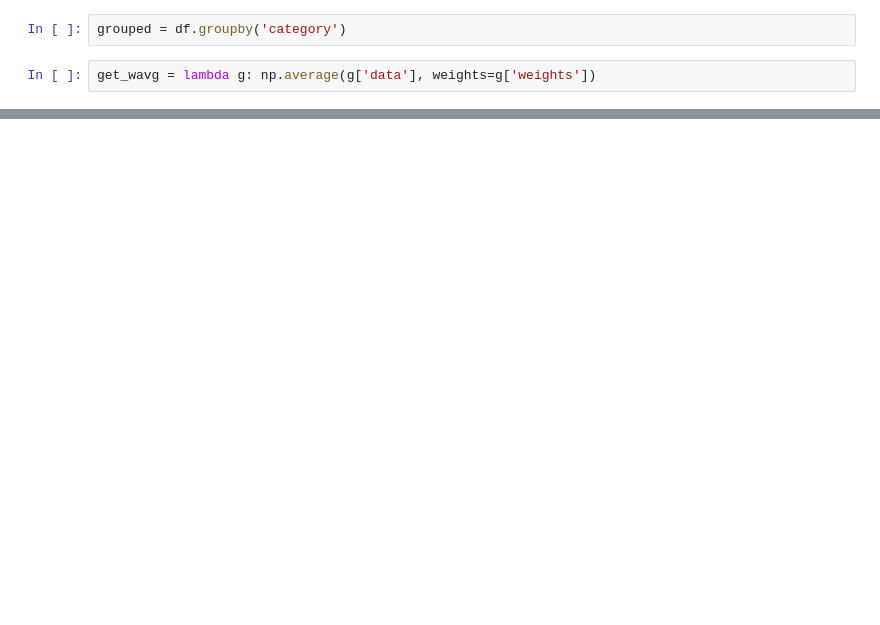
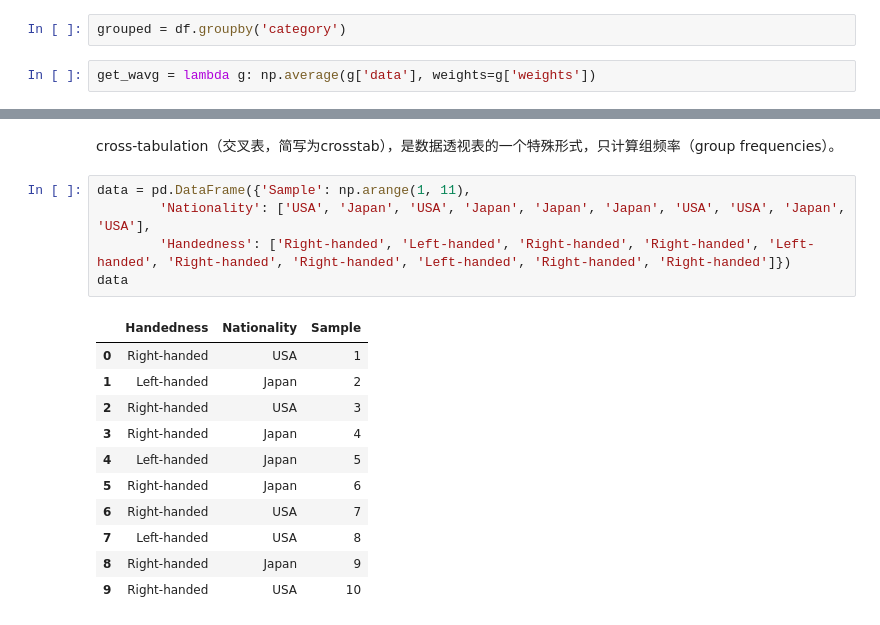
Before and after one commit to zzhhoubin/pydata, a Jupyter notebook: pandas.ipynb, the cells around one changed output, grey strips where cells are left out. Saved outputs shown, nothing was run; the diff lists cells and outputs as text; blank space fills up the shorter version.

Commit message:
Pivot Tables and Cross-Tabulation（数据透视表和交叉表）

```diff
--- a/pandas.ipynb
+++ b/pandas.ipynb
@@ -2649,0 +2651,19 @@ dtype: float64
+# %% [markdown]
+cross-tabulation（交叉表，简写为crosstab），是数据透视表的一个特殊形式，只计算组频率（group frequencies）。
+# %%
+data = pd.DataFrame({'Sample': np.arange(1, 11),
+        'Nationality': ['USA', 'Japan', 'USA', 'Japan', 'Japan', 'Japan', 'USA', 'USA', 'Japan', 'USA'],
+        'Handedness': ['Right-handed', 'Left-handed', 'Right-handed', 'Right-handed', 'Left-handed', 'Right-handed', 'Right-handed', 'Left-handed', 'Right-handed', 'Right-handed']})
+data
+# %% [output]
+|  | Handedness | Nationality | Sample |
+| 0 | Right-handed | USA | 1 |
+| 1 | Left-handed | Japan | 2 |
+| 2 | Right-handed | USA | 3 |
+| 3 | Right-handed | Japan | 4 |
+| 4 | Left-handed | Japan | 5 |
+| 5 | Right-handed | Japan | 6 |
+| 6 | Right-handed | USA | 7 |
+| 7 | Left-handed | USA | 8 |
+| 8 | Right-handed | Japan | 9 |
+| 9 | Right-handed | USA | 10 |
```
Also changed, not shown: parts of 80 cells of this notebook.
